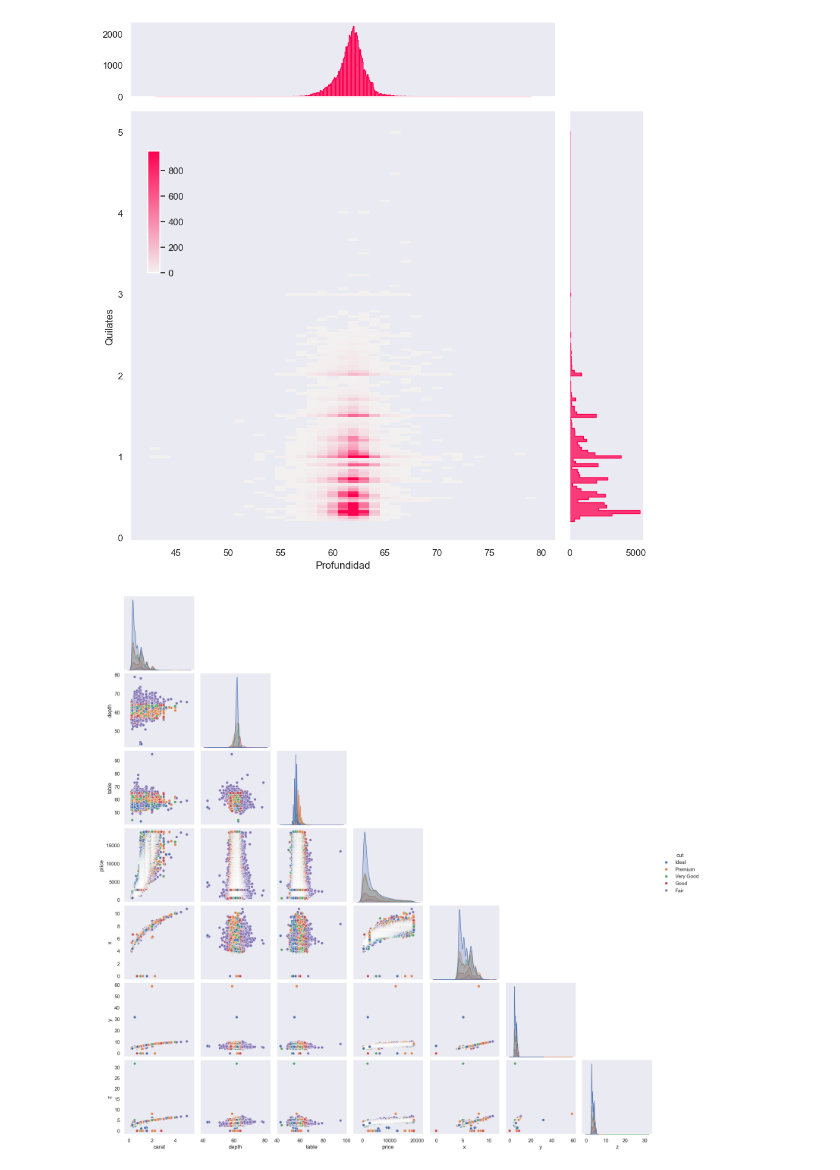
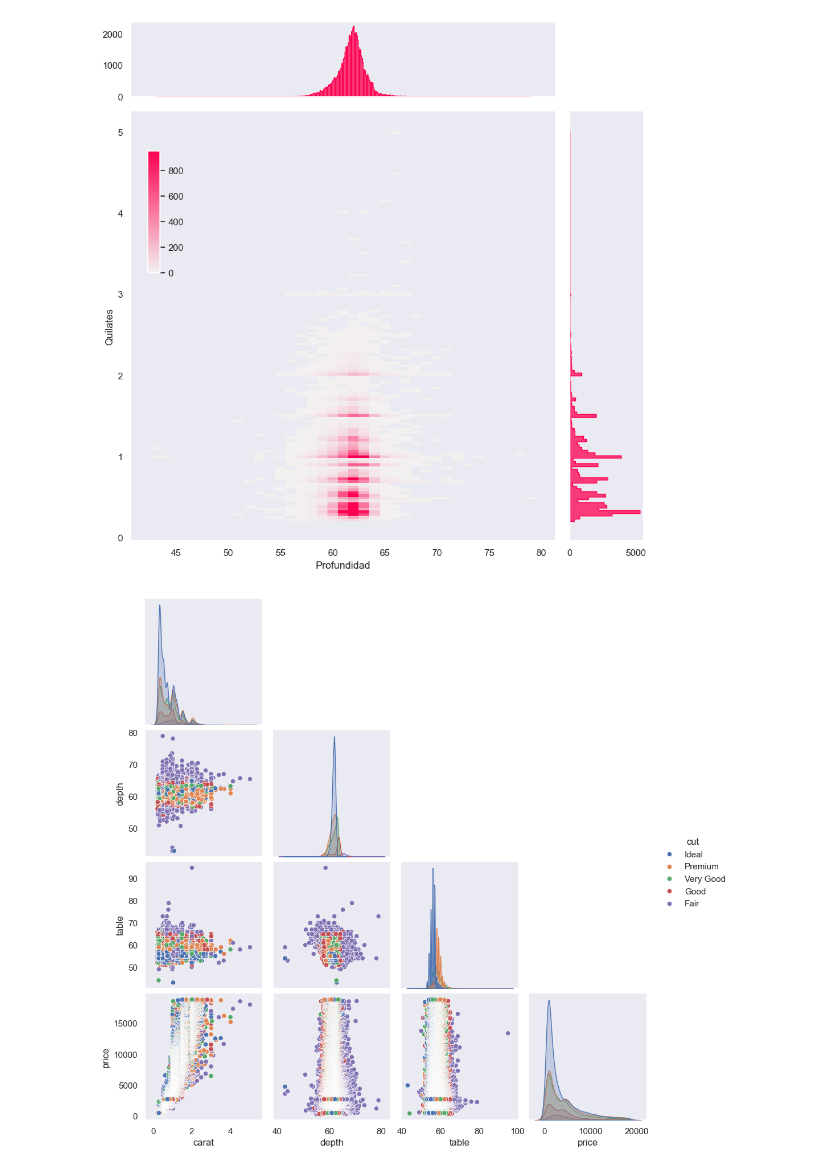
Before and after one commit to sorubadguy/Curso_data_y_machine, a Jupyter notebook: Día_10/Cuadernos para Prácticas/Proyecto del Día 10 - Dashboard de un Análisis Exploratorio de Datos con Seaborn.ipynb, the cells around one changed output. Cells and saved outputs as stored; diff of their text form; code cells hidden in the pictures.

```diff
--- a/Día_10/Cuadernos para Prácticas/Proyecto del Día 10 - Dashboard de un Análisis Exploratorio de Datos con Seaborn.ipynb
+++ b/Día_10/Cuadernos para Prácticas/Proyecto del Día 10 - Dashboard de un Análisis Exploratorio de Datos con Seaborn.ipynb
@@ -118,6 +118,7 @@ profundidad_quilates.figure.set_size_inches(10,10);
 # %%
 g = sns.pairplot(data=diamantes,
              hue='cut',
-             corner=True);
+             corner=True,
+             vars=('carat', 'depth', 'table', 'price'));
 # %% [output]
-[figure, old version]
+[figure, new version]
```
